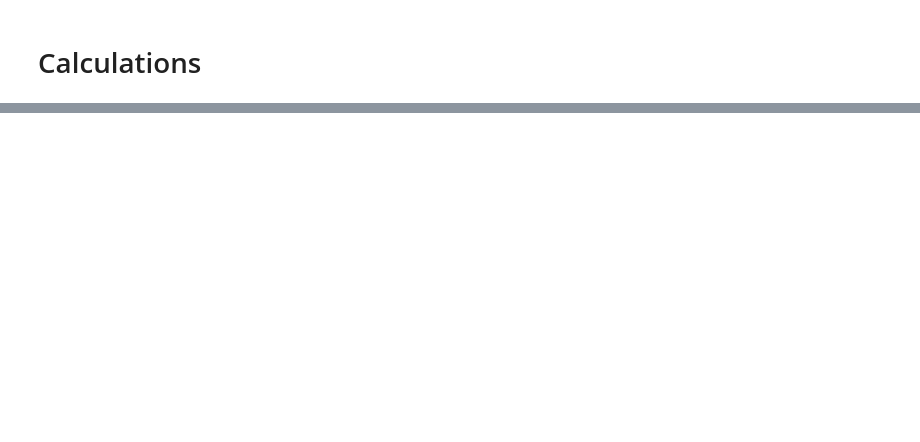
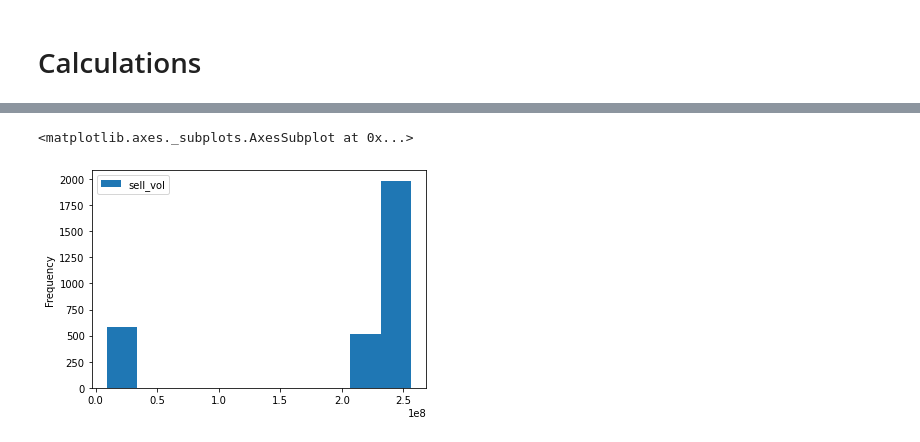
Before and after one commit to diegodalvarez/SyntheticFuturesAnalysis, a Jupyter notebook: notebook/Analysis.ipynb, the cells around one changed output, grey strips where cells are left out. Cells and saved outputs as stored; diff of their text form; code cells hidden in the pictures; blank space fills up the shorter version.

```diff
--- a/notebook/Analysis.ipynb
+++ b/notebook/Analysis.ipynb
@@ -322,0 +415,26 @@ df_test = (df_price.merge(
+# %%
+def get_summed_daily_volume(df_price: pd.DataFrame) -> pd.DataFrame:
+
+    daily_vol = (df_price[
+        ["contract_name", "nyc_time", "buy_vol", "sell_vol", "market_hour"]].
+        query("market_hour == 'open'").
+        assign(date = lambda x: x.nyc_time.dt.date).
+        drop(columns = ["nyc_time", "market_hour"]).
+        groupby(["contract_name", "date"]).
+        agg("sum").
+        reset_index())
+
+    return daily_vol
+
+def get_avg_volume(df_price: pd.DataFrame) -> pd.DataFrame:
+
+    daily_vol = get_summed_daily_volume(df_price)
+    df_out = (daily_vol.drop(
+        columns = ["date"]).
+        groupby("contract_name").
+        agg("mean"))
+
+    return df_out
+# %%
+daily_volume = get_summed_daily_volume(df_price)
+avg_volume = get_avg_volume(df_price)
@@ -322,0 +458,5 @@ df_test = (df_price.merge(
+# %%
+daily_volume.query("contract_name == 'Chicago1'").set_index("date")[["sell_vol"]].plot(kind = "hist")
+# %% [output]
+<matplotlib.axes._subplots.AxesSubplot at 0x...>
+[figure, added]
```
Also changed, not shown: parts of 16 cells of this notebook, 3 other files.
